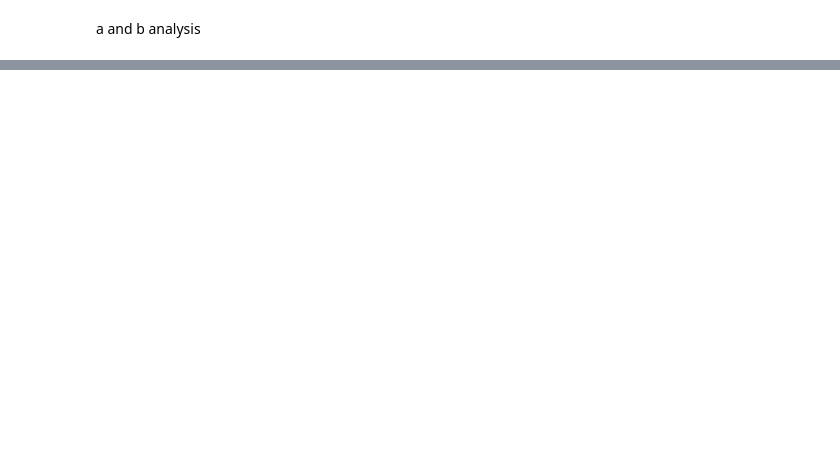
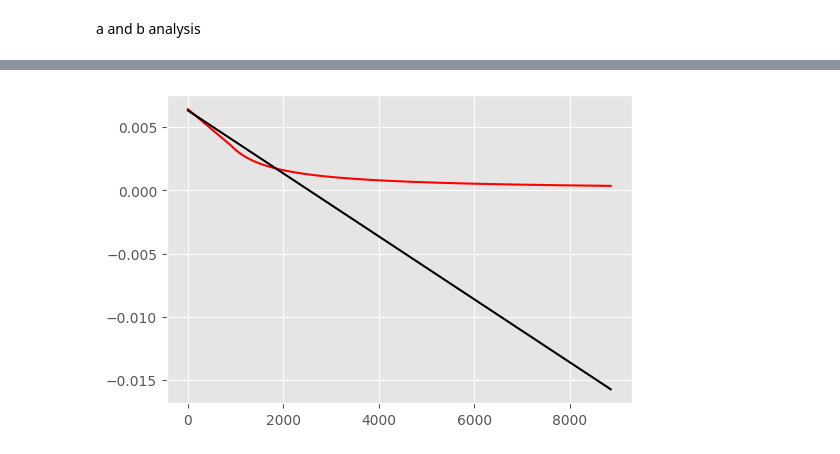
Before and after one commit to DavidSandovalRodriguez/Fund-Kink-Smoothing, a Jupyter notebook: WorkingNotebook_linBase.ipynb, the cells around one changed output, grey strips where cells are left out. Cells and saved outputs as stored; diff of their text form; code cells hidden in the pictures; blank space fills up the shorter version.

```diff
--- a/WorkingNotebook_linBase.ipynb
+++ b/WorkingNotebook_linBase.ipynb
@@ -420,14 +420,16 @@ def plot_func_fund_li_nolin(fundID):
     b_hat = estimates.loc[estimates["fund_id"] == fundID, "b"].iat[0]
     k_hat = estimates.loc[estimates["fund_id"] == fundID, "K"].iat[0]
 
-    q_grid = np.linspace(0.0001, 3*k_hat, 1000)
+    #q_max = estimates.loc[estimates["fund_id"] == fundID, "K"].iat[0]
+
+    q_grid = np.linspace(0.0001, 10*k_hat, 1000)
 
     h = h_param
 
     alpha_grid = alpha_smooth_gauss(a_hat, b_hat, k_hat, q_grid, h)
 
     plt.figure(figsize=(6,4))
-    plt.plot(q_grid,alpha_grid)
+    plt.plot(q_grid,alpha_grid, color = 'red')
 
     a_hatl = estimates_lin.loc[estimates_lin["fund_id"] == fundID, "a_lin"].iat[0]
     b_hatl = estimates_lin.loc[estimates_lin["fund_id"] == fundID, "b_lin"].iat[0]
@@ -437,7 +439,7 @@ def plot_func_fund_li_nolin(fundID):
     alpha_gridl = a_hatl - b_hatl * q_grid
 
     #plt.figure(figsize=(6,4))
-    plt.plot(q_grid,alpha_gridl)
+    plt.plot(q_grid,alpha_gridl, color='black')
 
 
     plt.show()
@@ -1663,0 +1848,4 @@ Decile
+# %%
+plot_func_fund_li_nolin(302763)
+# %% [output]
+[figure, added]
```
Also changed, not shown: parts of 10 cells of this notebook, 4 other files.
